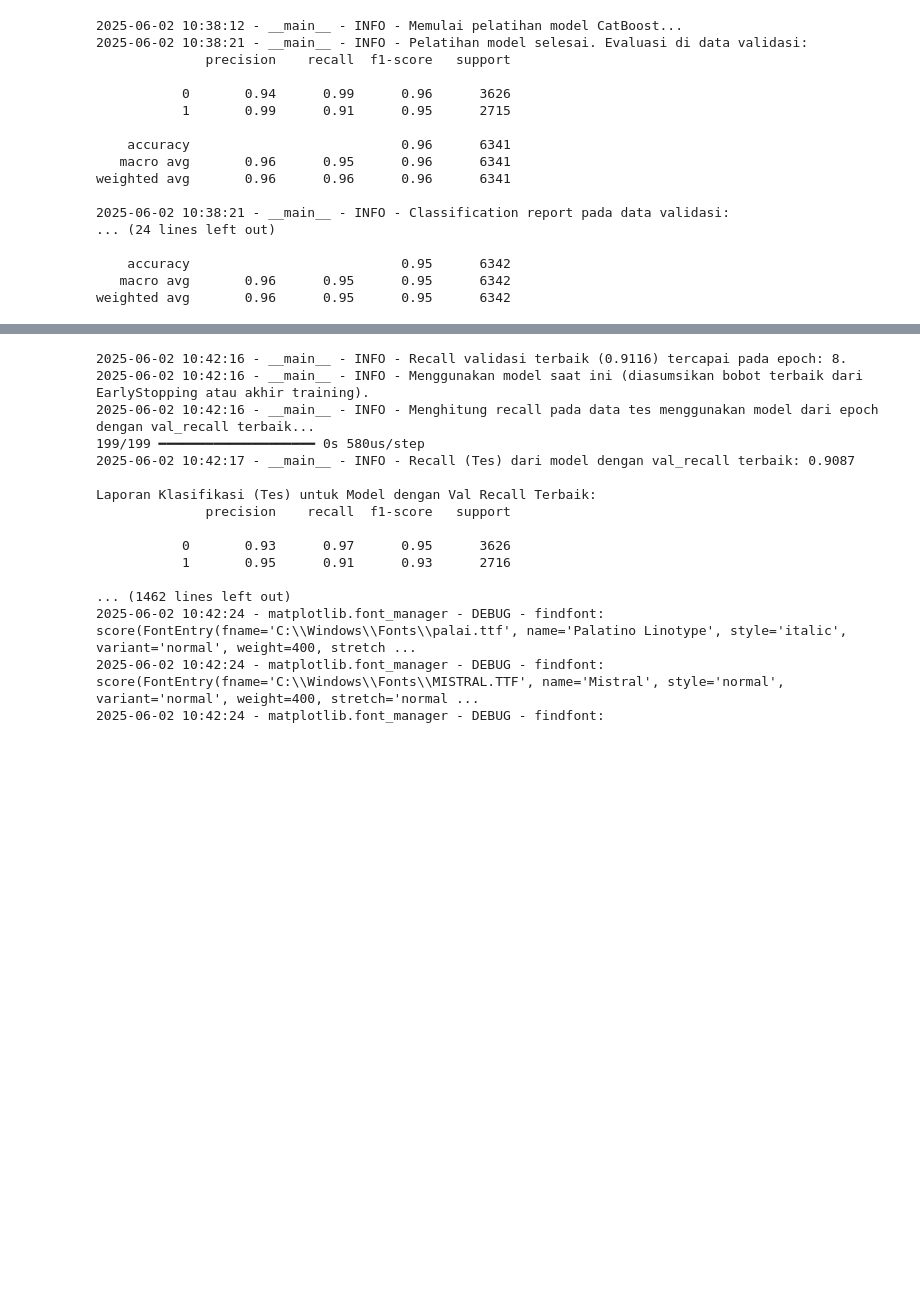
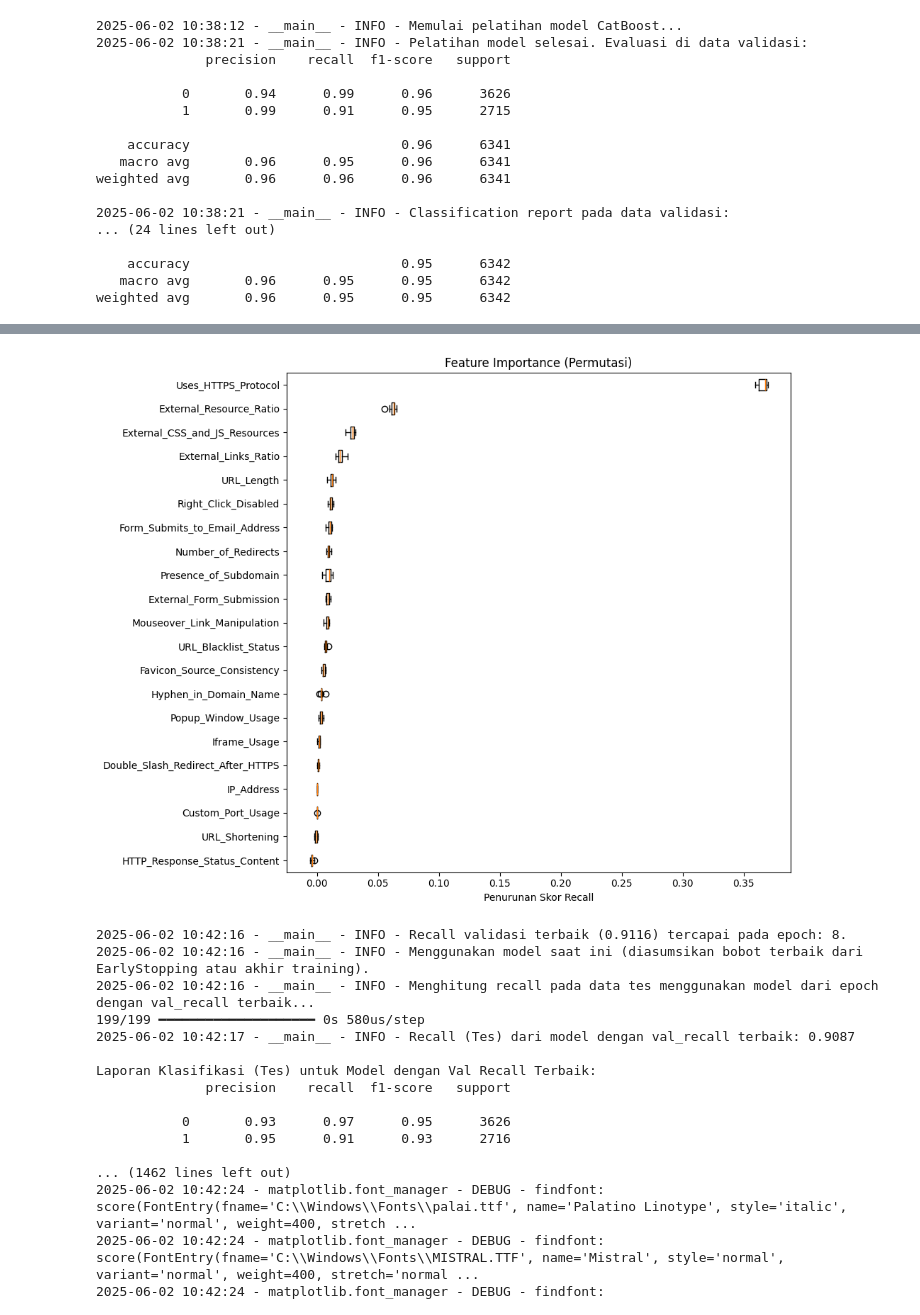
Before and after one commit to CC25-CF265-SADAR/Phishing-Detection, a Jupyter notebook: src/models/models_playground.ipynb, the cells around one changed output, grey strips where cells are left out. Drawn from its saved outputs; the diff is of its cells as text; code cells hidden in the pictures; blank space fills up the shorter version.

```diff
--- a/src/models/models_playground.ipynb
+++ b/src/models/models_playground.ipynb
@@ -468,7 +470,7 @@ os.makedirs(MODEL_CHECKPOINT_DIR, exist_ok=True)
 os.makedirs(TENSORBOARD_LOG_DIR, exist_ok=True)
 
 # Pastikan 'val_recall_class_1' adalah nama metrik yang benar di history.history
-checkpoint_filepath = os.path.join(MODEL_CHECKPOINT_DIR, "best_recall_model.keras") # Nama file sederhana untuk yang terbaik
+checkpoint_filepath = os.path.join(MODEL_CHECKPOINT_DIR, "best_recall_model_untukplotfi.keras") # Nama file sederhana untuk yang terbaik
 model_checkpoint_callback = keras.callbacks.ModelCheckpoint(
     filepath=checkpoint_filepath,
     save_weights_only=False,
@@ -584,11 +586,4 @@ recall_test_custom = recall_score(y_test_np, y_pred_test_custom_thresh, pos_labe
 logger.info(f"Recall (Tes, Custom Threshold) untuk kelas 1: {recall_test_custom:.4f}")
 print(classification_report(y_test_np, y_pred_test_custom_thresh, zero_division=0))
 print("Confusion Matrix (Tes, Custom Threshold):\n", confusion_matrix(y_test_np, y_pred_test_custom_thresh))
-
-# (Visualisasi history training code remains the same)
-# import matplotlib.pyplot as plt
-# def plot_training_history(history_obj, metrics_to_plot=None):
-#     if metrics_to_plot is None:
-#         metrics_to_plot = [m for m in history_obj.history.keys() if not m.startswith('val_') and m != 'loss']
-#     # ... rest of plotting function
 # %% [output]
@@ -639,0 +635,43 @@ Confusion Matrix (Tes, Custom Threshold):
+# %%
+from sklearn.inspection import permutation_importance
+# --- 6. Feature Importance dengan Permutasi ---
+logger.info("Menghitung feature importance menggunakan metode permutasi...")
+
+# Untuk menggunakan permutation_importance dari scikit-learn dengan model Keras,
+# kita perlu membuat fungsi skoring kustom karena metrik recall tidak langsung tersedia.
+def recall_scorer(model, X, y):
+    y_pred_proba = model.predict(X)
+    y_pred = (y_pred_proba > 0.5).astype(int)
+    return recall_score(y, y_pred)
+
+# Lakukan kalkulasi permutasi
+# n_repeats menentukan berapa kali permutasi dilakukan untuk setiap fitur untuk hasil yang lebih stabil.
+result = permutation_importance(
+    model, X_test_np, y_test_np,
+    scoring=recall_scorer,
+    n_repeats=10,
+    random_state=42,
+    n_jobs=1
+)
+
+# Ambil nama fitur
+if isinstance(X_train, pd.DataFrame):
+    feature_names = X_train.columns
+else:
+    feature_names = [f'feature_{i}' for i in range(X_train_np.shape[1])]
+
+# Urutkan fitur berdasarkan tingkat kepentingannya
+sorted_idx = result.importances_mean.argsort()
+
+# --- Visualisasi Hasil ---
+logger.info("Membuat plot feature importance...")
+print("\nMenampilkan Plot Feature Importance (Permutasi)...")
+
+fig, ax = plt.subplots(figsize=(10, 8))
+ax.boxplot(result.importances[sorted_idx].T,
+           vert=False, labels=np.array(feature_names)[sorted_idx])
+ax.set_title("Feature Importance (Permutasi)")
+ax.set_xlabel("Penurunan Skor Recall")
+fig.tight_layout()
+plt.show()
+# %% [output]
@@ -640,3 +712,4 @@ Confusion Matrix (Tes, Custom Threshold):
+[figure, added]
 # %%
 # plot_recall_comparison
 import matplotlib.pyplot as plt
```
Also changed, not shown: parts of 12 cells of this notebook, 23 other files.
